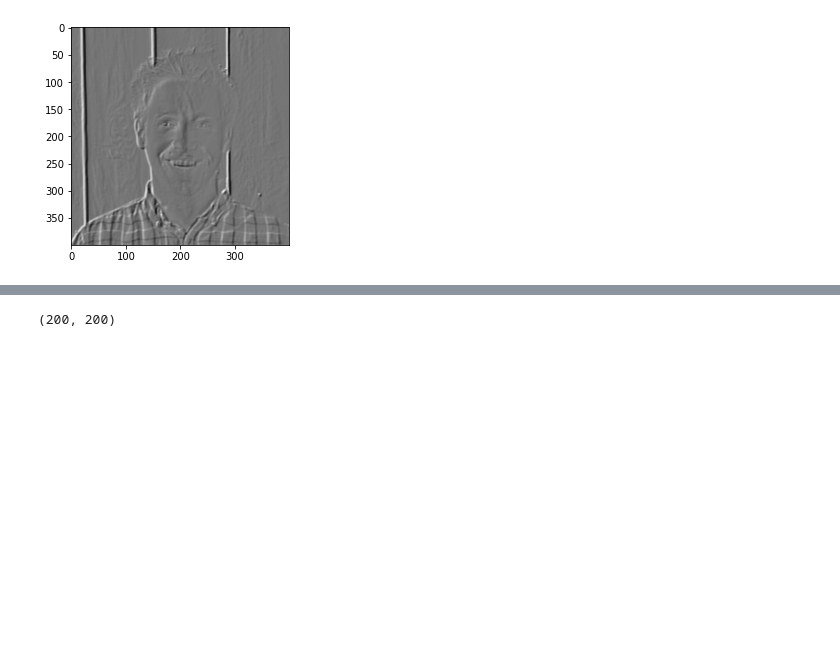
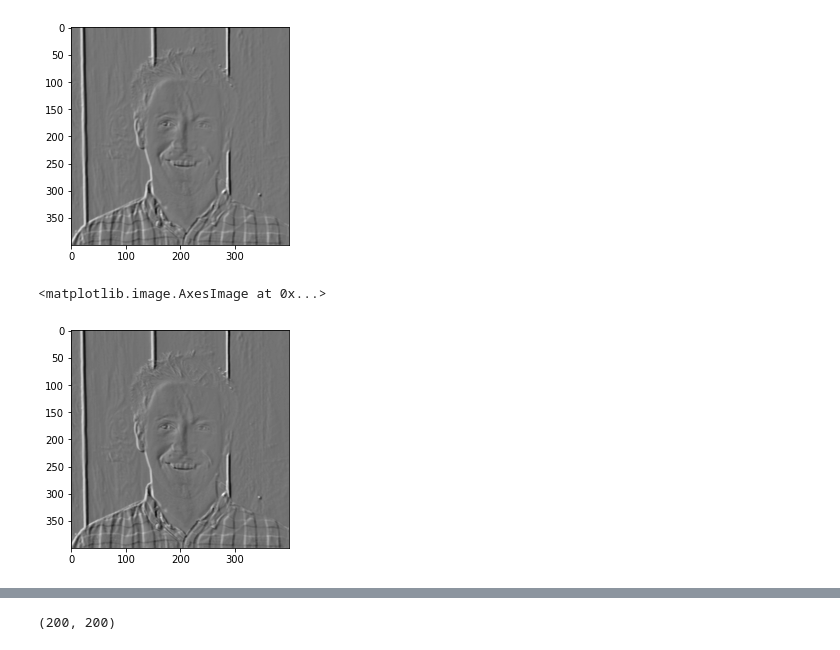
Before and after one commit to skhabiri/DS-Unit-4-Sprint-3-Deep-Learning, a Jupyter notebook: module2-convolutional-neural-networks/cnn-432.ipynb, the cells around one changed output, grey strips where cells are left out. Saved outputs shown, nothing was run; the diff lists cells and outputs as text; code cells hidden in the pictures; blank space fills up the shorter version.

```diff
--- a/module2-convolutional-neural-networks/cnn-432.ipynb
+++ b/module2-convolutional-neural-networks/cnn-432.ipynb
@@ -143,3 +204,8 @@ plt.imshow(austen_edges, cmap='gray')
 # %% [output]
 <matplotlib.image.AxesImage at 0x...>
 [figure]
+# %%
+plt.imshow(austen_edges + austen_edges_diag, cmap='gray')
+# %% [output]
+<matplotlib.image.AxesImage at 0x...>
+[figure, added]
```
Also changed, not shown: parts of 58 cells of this notebook, 6 other files.
